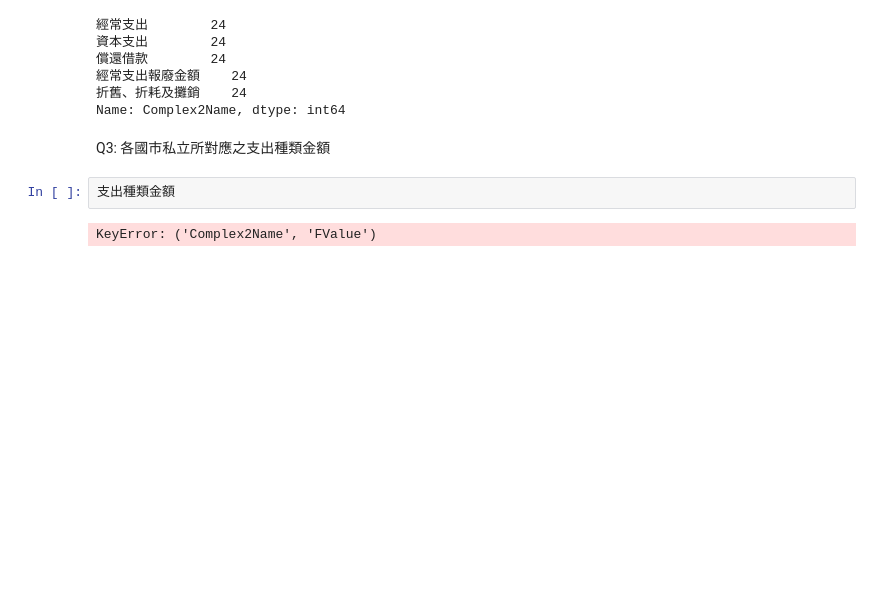
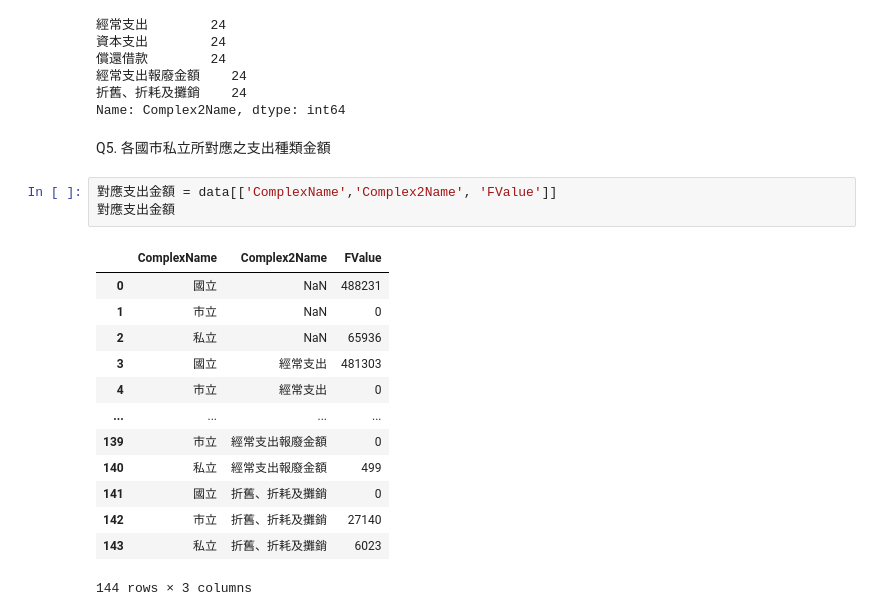
Before and after one commit to emeraldChung/LAT, a Jupyter notebook: HW1 week3.ipynb, the cells around one changed output. Saved outputs shown, nothing was run; the diff lists cells and outputs as text; blank space fills up the shorter version.

```diff
--- a/HW1 week3.ipynb
+++ b/HW1 week3.ipynb
@@ -47,8 +73,21 @@ Q2: 支出種類及對應資料數
 折舊、折耗及攤銷    24
 Name: Complex2Name, dtype: int64
 # %% [markdown]
-Q3: 各國市私立所對應之支出種類金額
+Q5. 各國市私立所對應之支出種類金額
-# %%
-支出種類金額
-# %% [output]
-KeyError: ('Complex2Name', 'FValue')
+# %%
+對應支出金額 = data[['ComplexName','Complex2Name', 'FValue']]
+對應支出金額
+# %% [output]
+|  | ComplexName | Complex2Name | FValue |
+| 0 | 國立 | NaN | 488231 |
+| 1 | 市立 | NaN | 0 |
+| 2 | 私立 | NaN | 65936 |
+| 3 | 國立 | 經常支出 | 481303 |
+| 4 | 市立 | 經常支出 | 0 |
+| ... | ... | ... | ... |
+| 139 | 市立 | 經常支出報廢金額 | 0 |
+| 140 | 私立 | 經常支出報廢金額 | 499 |
+| 141 | 國立 | 折舊、折耗及攤銷 | 0 |
+| 142 | 市立 | 折舊、折耗及攤銷 | 27140 |
+| 143 | 私立 | 折舊、折耗及攤銷 | 6023 |
+144 rows × 3 columns
```
Also changed, not shown: parts of 7 cells of this notebook.
